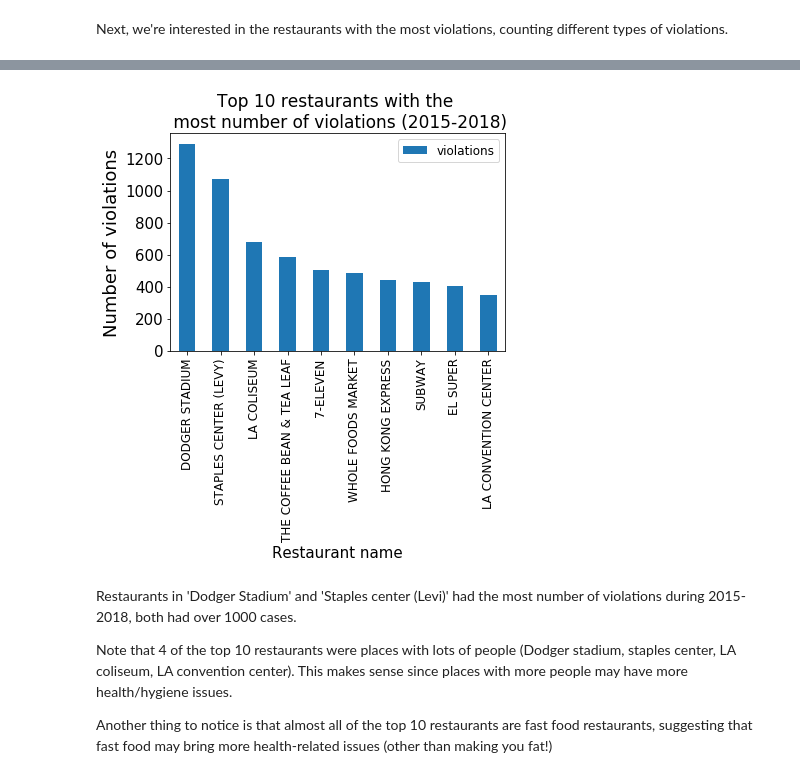
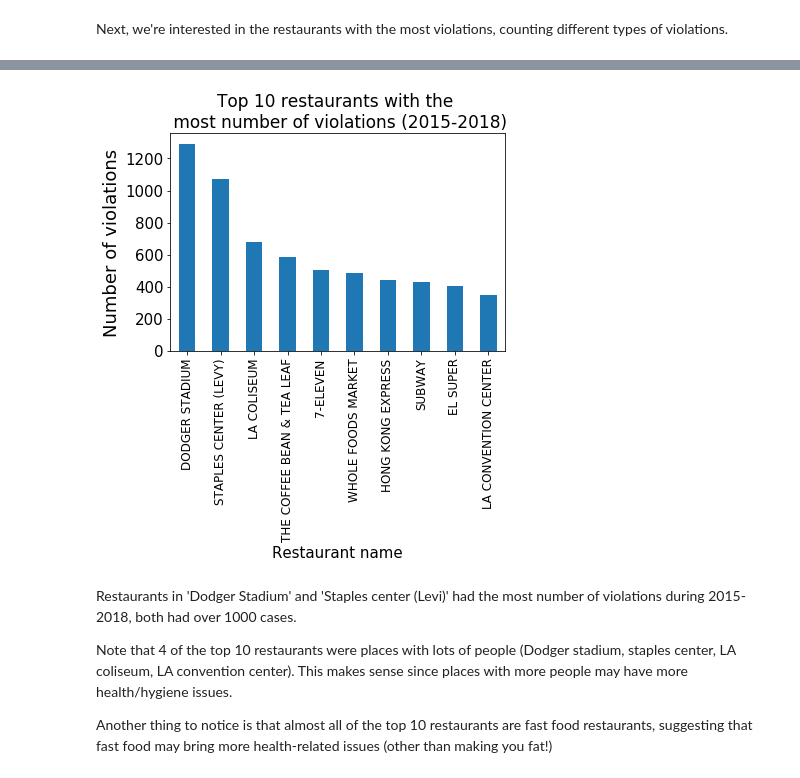
Before and after one commit to ix-ds-lisbon-s1-2019/week-2-project-WendiQ, a Jupyter notebook: Assignment 2.ipynb, the cells around one changed output, grey strips where cells are left out. Drawn from its saved outputs; the diff is of its cells as text; code cells hidden in the pictures.

```diff
--- a/Assignment 2.ipynb
+++ b/Assignment 2.ipynb
@@ -170,14 +176,13 @@ violate.loc[violate.facility_name=='DODGER STADIUM']
 # %%
 # create a bar graph
-top10.plot.bar()
+top10.plot.bar(legend=None)
 plt.xlabel('Restaurant name', fontsize=15)
 plt.ylabel('Number of violations', fontsize=18)
 plt.title('Top 10 restaurants with the \n most number of violations (2015-2018)', fontsize=17)
-plt.legend(['violations'], fontsize=12)
 plt.xticks(fontsize=12)
 plt.yticks(fontsize=15);
 # %% [output]
-[figure, old version]
+[figure, new version]
 # %% [markdown]
 Restaurants in 'Dodger Stadium' and 'Staples center (Levi)' had the most number of violations during 2015-2018, both had over 1000 cases.
 
```
Also changed, not shown: parts of 3 cells of this notebook.
